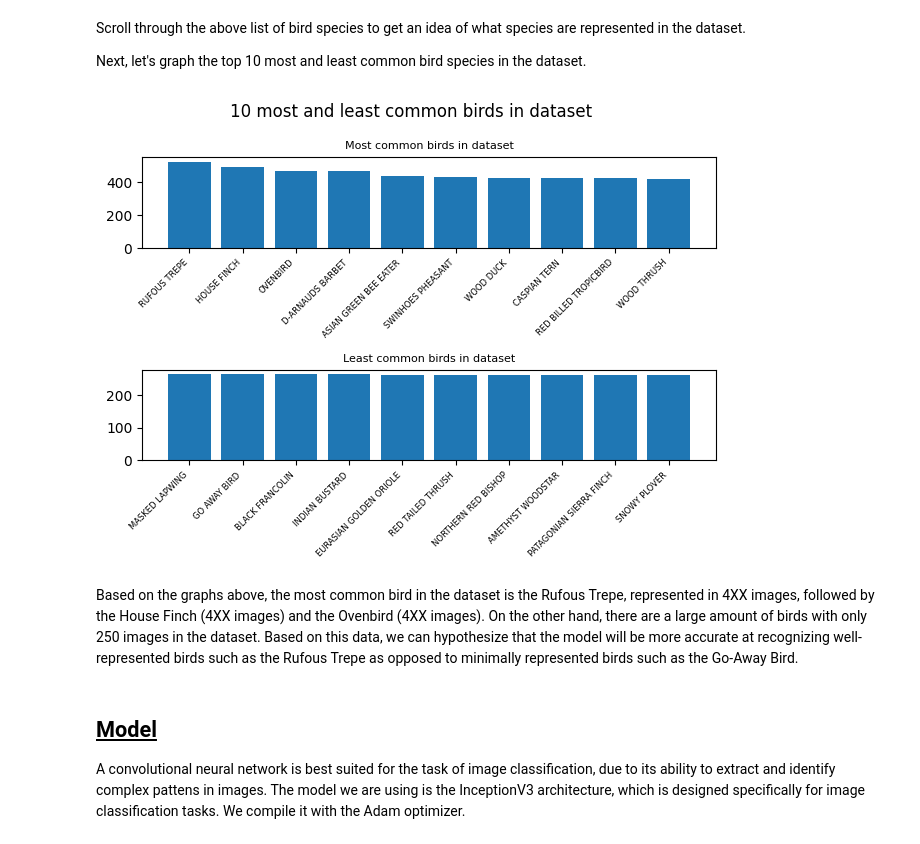
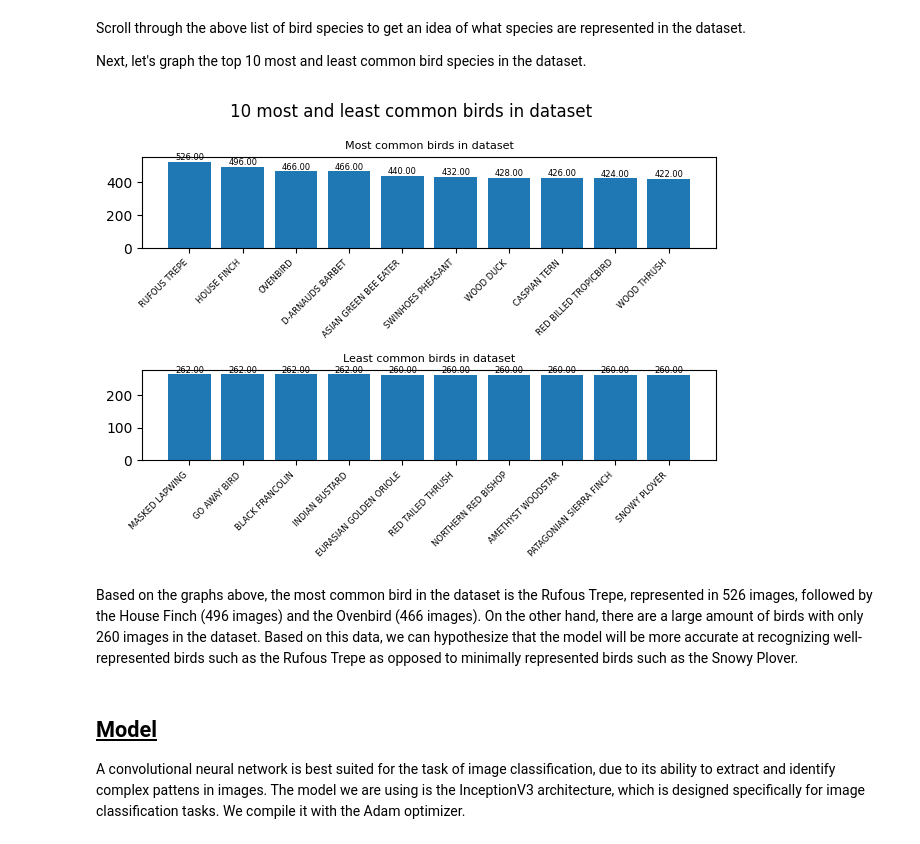
Before and after one commit to baartmans2/birdspeciesclassifier, a Jupyter notebook: notebook.ipynb, the cells around one changed output. Cells and saved outputs as stored; diff of their text form; code cells hidden in the pictures.

Commit message:
Updated graphs and stuff

```diff
--- a/notebook.ipynb
+++ b/notebook.ipynb
@@ -63,38 +63,40 @@ Next, let's graph the top 10 most and least common bird species in the dataset.
 import matplotlib.pyplot as pyplot
 from pathlib import Path
 import pandas as pd
 
 if train_loaded:
     image_dir = Path(TRAIN_DIR)
     # Get filepaths and labels
     filepaths = list(image_dir.glob(r'**/*.JPG')) + list(image_dir.glob(r'**/*.jpg')) + list(image_dir.glob(r'**/*.png')) + list(image_dir.glob(r'**/*.png'))
 
     labels = list(map(lambda x: os.path.split(os.path.split(x)[0])[1], filepaths))
 
     filepaths = pd.Series(filepaths, name='Filepath').astype(str)
     labels = pd.Series(labels, name='Label')
 
     # Concatenate filepaths and labels
     image_df = pd.concat([filepaths, labels], axis=1)
     # Get the 10 most and least common species
     top_10 = image_df['Label'].value_counts()[:10]
     bottom_10 = image_df['Label'].value_counts()[-10:]
 
     # create bar graphs
     fig, (ax1, ax2) = pyplot.subplots(2)
     fig.suptitle('10 most and least common birds in dataset', fontsize='12')
-    ax1.bar(top_10.index, top_10.values)
+    ax1s = ax1.bar(top_10.index, top_10.values)
     ax1.set_title('Most common birds in dataset', fontsize='8')
     ax1.set_xticklabels(top_10.index, rotation=45, ha='right', fontsize='6')
-    ax2.bar(bottom_10.index, bottom_10.values)
+    ax2s = ax2.bar(bottom_10.index, bottom_10.values)
     ax2.set_title('Least common birds in dataset', fontsize='8')
     ax2.set_xticklabels(bottom_10.index, rotation=45, ha='right', fontsize='6')
+    ax1.bar_label(ax1s, fmt='%.2f', fontsize=6)
+    ax2.bar_label(ax2s, fmt='%.2f', fontsize=6)
     pyplot.tight_layout()
     fig.show()
 # %% [output]
-[figure, old version]
+[figure, new version]
 # %% [markdown]
-Based on the graphs above, the most common bird in the dataset is the Rufous Trepe, represented in 4XX images, followed by the House Finch (4XX images) and the Ovenbird (4XX images). On the other hand, there are a large amount of birds with only 250 images in the dataset. Based on this data, we can hypothesize that the model will be more accurate at recognizing well-represented birds such as the Rufous Trepe as opposed to minimally represented birds such as the Go-Away Bird.
+Based on the graphs above, the most common bird in the dataset is the Rufous Trepe, represented in 526 images, followed by the House Finch (496 images) and the Ovenbird (466 images). On the other hand, there are a large amount of birds with only 260 images in the dataset. Based on this data, we can hypothesize that the model will be more accurate at recognizing well-represented birds such as the Rufous Trepe as opposed to minimally represented birds such as the Snowy Plover.
 # %% [markdown]
 ## <u>Model</u>
 A convolutional neural network is best suited for the task of image classification, due to its ability to extract and identify complex pattens in images. The model we are using is the InceptionV3 architecture, which is designed specifically for image classification tasks. We compile it with the Adam optimizer.
```
Also changed, not shown: parts of 3 cells of this notebook, 9 other files.
